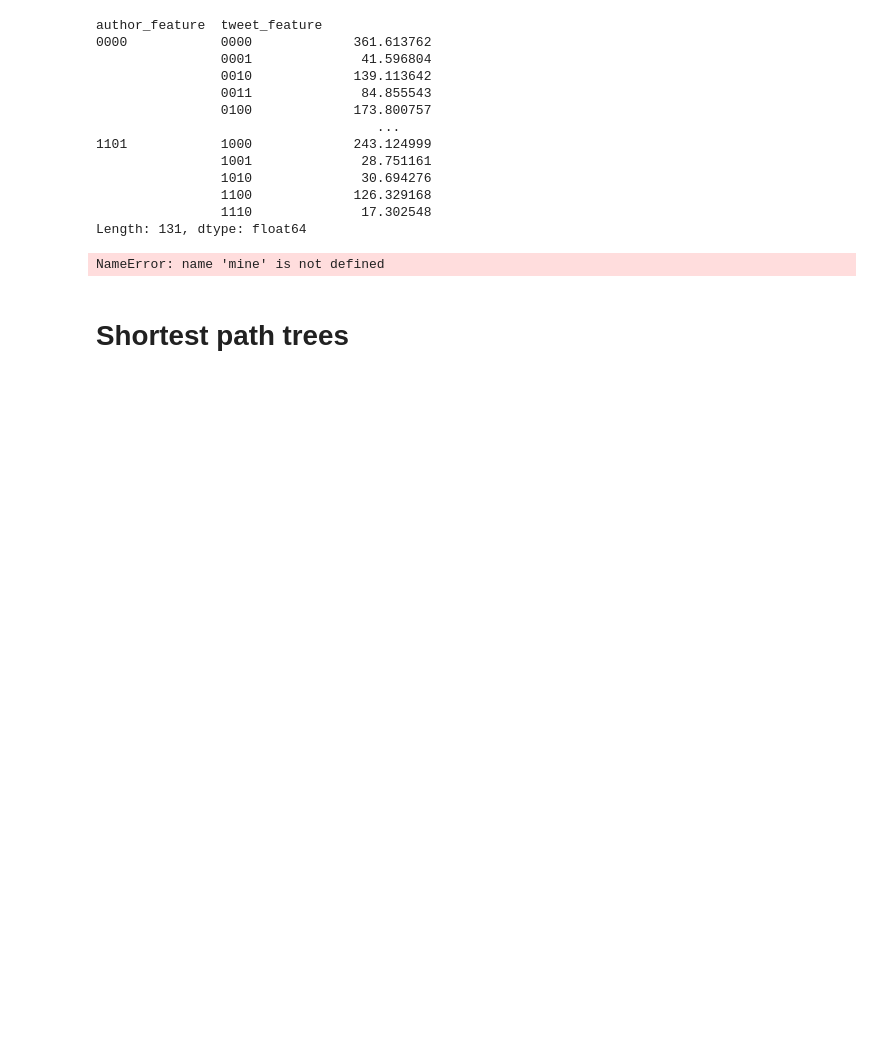
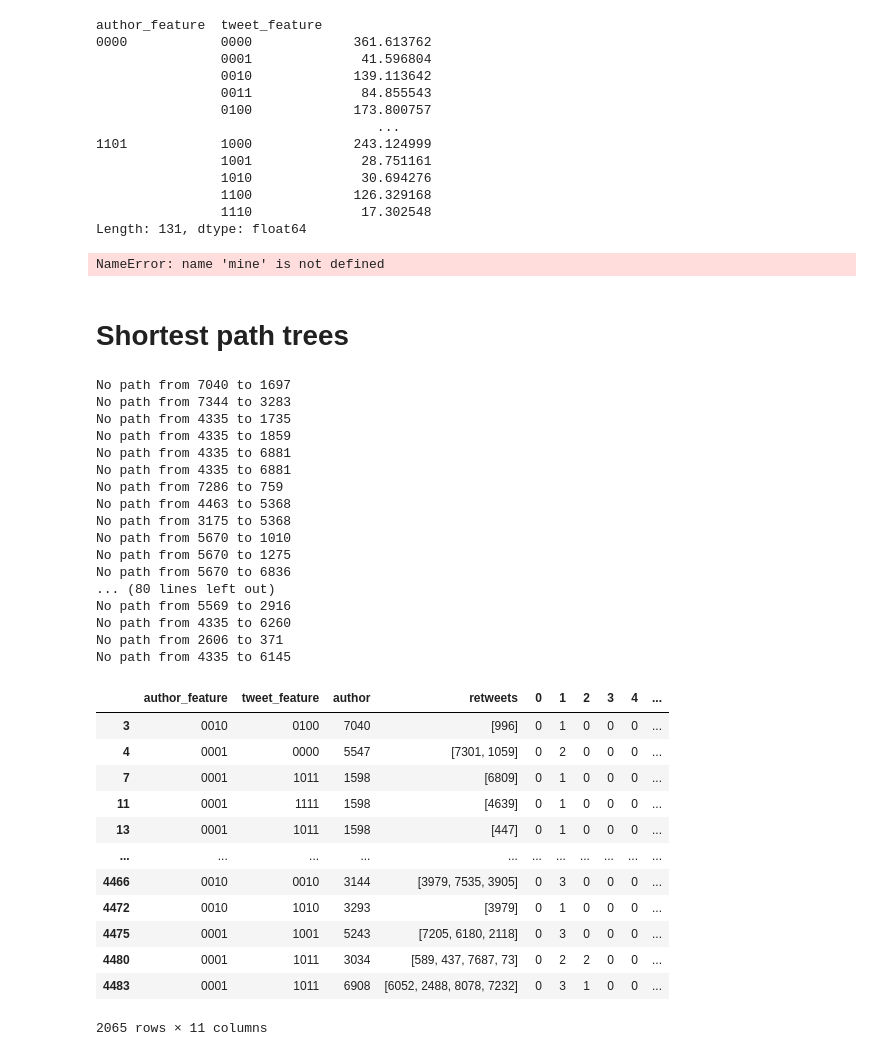
Before and after one commit to sarming/propagation, a Jupyter notebook: trees/tree_analysis.ipynb, the cells around one changed output. Saved outputs shown, nothing was run; the diff lists cells and outputs as text; code cells hidden in the pictures; blank space fills up the shorter version.

```diff
--- a/trees/tree_analysis.ipynb
+++ b/trees/tree_analysis.ipynb
@@ -246,7 +325,7 @@ g[0:990908//2, 0:990908//2]
 from snsim.propagation import read, simulation, tree
 def read_graph(filename):
     g,_=read.labelled_graph(filename)
-    %time g=nx.from_scipy_sparse_matrix(g,create_using=nx.DiGraph)
+    g=nx.from_scipy_sparse_matrix(g,create_using=nx.DiGraph)
     return g
 
 def tree_csv(filename):
@@ -254,6 +333,49 @@ def tree_csv(filename):
     df.tree=df.tree.apply(lambda x:tree.from_dict(ast.literal_eval(x)))
     return df
 
-def shortest_path_histogram(trees, graph):
-    %time hist=trees.apply(lambda t: tree.shortest_path_histogram(g,t)).fillna(0)
+def shortest_path_histogram(graph, retweets):
+    # a,r=retweets
+    # retweets=(a-1,[x-1 for x in r])
+    hist=retweets.apply(lambda t: tree.shortest_path_histogram(graph,t)).fillna(0)
     return hist[sorted(hist.columns)]
+
+def analyze(graph, tweets):
+    graph=read_graph(graph)
+    tweets=retweet_csv(tweets)
+    tweets=tweets[tweets.retweets.apply(len)>0]
+    retweets=tweets[['author','retweets']].apply(tuple,axis=1)
+    hist=shortest_path_histogram(graph,retweets)
+    return pd.concat([tweets,hist], axis=1)
+# %%
+neos_w=analyze('../data/anon_graph_inner_neos_20201110.npz', 'retweeters_neos_20210729.csv')
+# %% [output]
+No path from 7040 to 1697
+No path from 7344 to 3283
+No path from 4335 to 1735
+No path from 4335 to 1859
+No path from 4335 to 6881
+No path from 4335 to 6881
+No path from 7286 to 759
+No path from 4463 to 5368
+No path from 3175 to 5368
+No path from 5670 to 1010
+No path from 5670 to 1275
+No path from 5670 to 6836
+... (80 lines left out)
+No path from 5569 to 2916
+No path from 4335 to 6260
+No path from 2606 to 371
+No path from 4335 to 6145
+|  | author_feature | tweet_feature | author | retweets | 0 | 1 | 2 | 3 | 4 | ... |
+| 3 | 0010 | 0100 | 7040 | [996] | 0 | 1 | 0 | 0 | 0 | ... |
+| 4 | 0001 | 0000 | 5547 | [7301, 1059] | 0 | 2 | 0 | 0 | 0 | ... |
+| 7 | 0001 | 1011 | 1598 | [6809] | 0 | 1 | 0 | 0 | 0 | ... |
+| 11 | 0001 | 1111 | 1598 | [4639] | 0 | 1 | 0 | 0 | 0 | ... |
+| 13 | 0001 | 1011 | 1598 | [447] | 0 | 1 | 0 | 0 | 0 | ... |
+| ... | ... | ... | ... | ... | ... | ... | ... | ... | ... | ... |
+| 4466 | 0010 | 0010 | 3144 | [3979, 7535, 3905] | 0 | 3 | 0 | 0 | 0 | ... |
+| 4472 | 0010 | 1010 | 3293 | [3979] | 0 | 1 | 0 | 0 | 0 | ... |
+| 4475 | 0001 | 1001 | 5243 | [7205, 6180, 2118] | 0 | 3 | 0 | 0 | 0 | ... |
+| 4480 | 0001 | 1011 | 3034 | [589, 437, 7687, 73] | 0 | 2 | 2 | 0 | 0 | ... |
+| 4483 | 0001 | 1011 | 6908 | [6052, 2488, 8078, 7232] | 0 | 3 | 1 | 0 | 0 | ... |
+2065 rows × 11 columns
```
Also changed, not shown: parts of 38 cells of this notebook, 3 other files.
